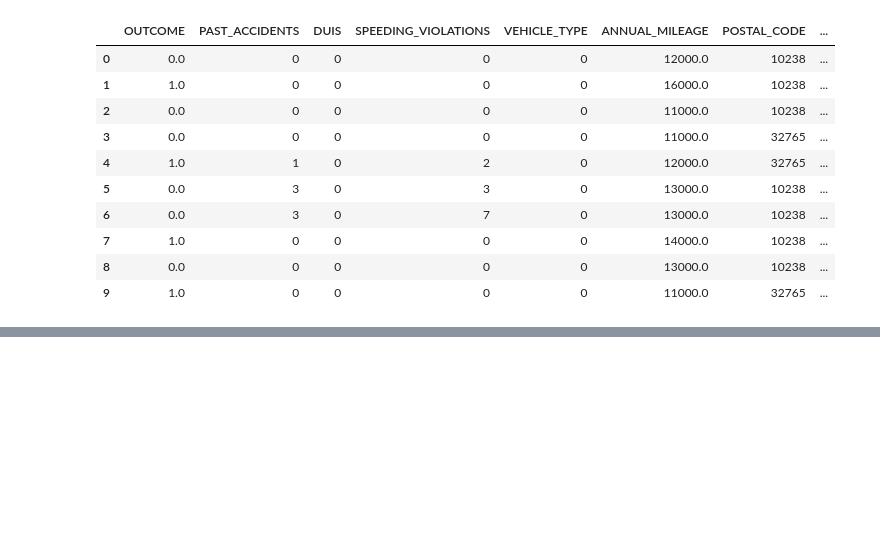
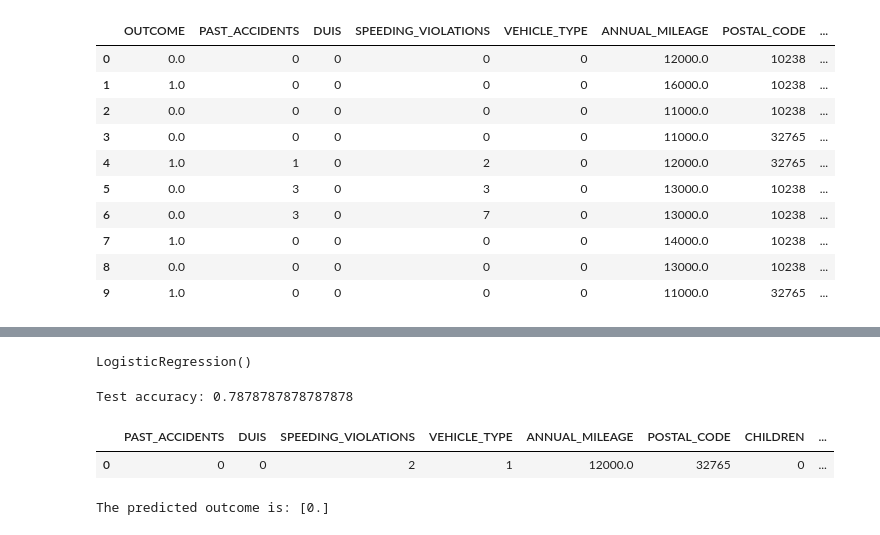
Before and after one commit to Stevenn2333/Car-Insurance-Claims, a Jupyter notebook: Car_Insurance.ipynb, the cells around one changed output, grey strips where cells are left out. Saved outputs shown, nothing was run; the diff lists cells and outputs as text; code cells hidden in the pictures; blank space fills up the shorter version.

```diff
--- a/Car_Insurance.ipynb
+++ b/Car_Insurance.ipynb
@@ -322,0 +333,22 @@ df.head(10)
+# %%
+logreg.fit(x_train,y_train)
+# %% [output]
+LogisticRegression()
+# %%
+predicted = logreg.predict(x_test)
+print("Test accuracy: {} ".format(logreg.score(x_test, y_test)))
+# %% [output]
+Test accuracy: 0.7878787878787878
+# %%
+new_driver = [[0,0,2,1,12000.0,32765,0,0.0,1,1.0,0.388366,3,1,1,0,1,1]]
+new_driver = pd.DataFrame(new_driver,columns=['PAST_ACCIDENTS',	'DUIS',	'SPEEDING_VIOLATIONS',	'VEHICLE_TYPE',	'ANNUAL_MILEAGE',	'POSTAL_CODE',
+'CHILDREN',	'MARRIED',	'VEHICLE_YEAR',	'VEHICLE_OWNERSHIP',	'CREDIT_SCORE',	'INCOME',	'EDUCATION',	'DRIVING_EXPERIENCE',	'RACE',	'GENDER', 'AGE'])
+new_driver
+# %% [output]
+|  | PAST_ACCIDENTS | DUIS | SPEEDING_VIOLATIONS | VEHICLE_TYPE | ANNUAL_MILEAGE | POSTAL_CODE | CHILDREN | ... |
+| 0 | 0 | 0 | 2 | 1 | 12000.0 | 32765 | 0 | ... |
+# %%
+predicted = logreg.predict(new_driver)
+print('The predicted outcome is:', predicted)
+# %% [output]
+The predicted outcome is: [0.]
```
Also changed, not shown: parts of 7 cells of this notebook, 5 other files.
